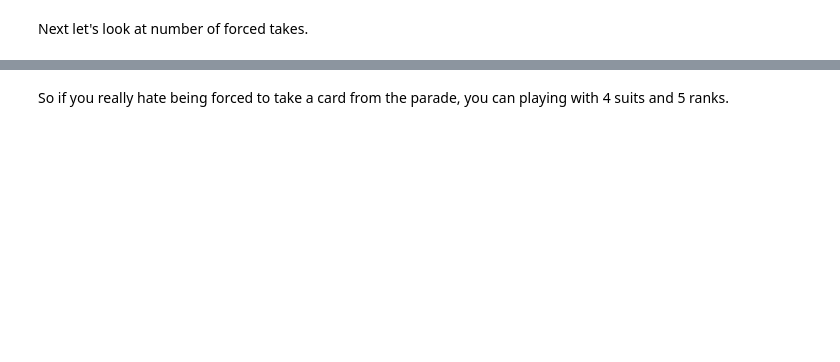
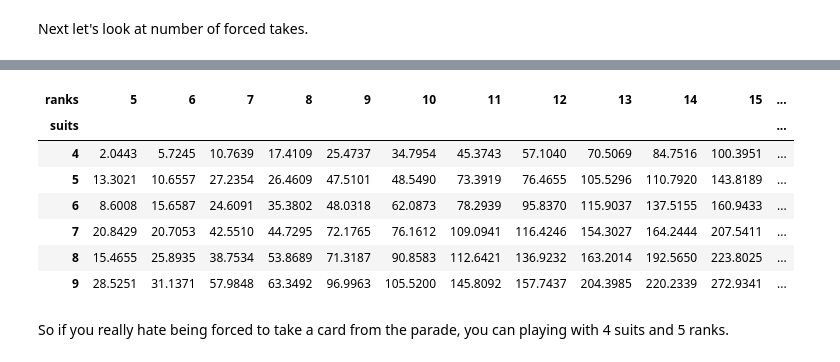
Before and after one commit to 0b01/boardgames, a Jupyter notebook: parade/analysis.ipynb, the cells around one changed output, grey strips where cells are left out. Cells and saved outputs as stored; diff of their text form; code cells hidden in the pictures; blank space fills up the shorter version.

```diff
--- a/parade/analysis.ipynb
+++ b/parade/analysis.ipynb
@@ -140,2 +139,13 @@ pd.pivot_table(df, index="suits", columns="ranks", values='forced take mean', fi
+# %%
+pd.pivot_table(df, index="suits", columns="ranks", values='score mean', fill_value=0)
+# %% [output]
+| ranks | 5 | 6 | 7 | 8 | 9 | 10 | 11 | 12 | 13 | 14 | 15 | ... |
+| suits |  |  |  |  |  |  |  |  |  |  |  | ... |
+| 4 | 2.0443 | 5.7245 | 10.7639 | 17.4109 | 25.4737 | 34.7954 | 45.3743 | 57.1040 | 70.5069 | 84.7516 | 100.3951 | ... |
+| 5 | 13.3021 | 10.6557 | 27.2354 | 26.4609 | 47.5101 | 48.5490 | 73.3919 | 76.4655 | 105.5296 | 110.7920 | 143.8189 | ... |
+| 6 | 8.6008 | 15.6587 | 24.6091 | 35.3802 | 48.0318 | 62.0873 | 78.2939 | 95.8370 | 115.9037 | 137.5155 | 160.9433 | ... |
+| 7 | 20.8429 | 20.7053 | 42.5510 | 44.7295 | 72.1765 | 76.1612 | 109.0941 | 116.4246 | 154.3027 | 164.2444 | 207.5411 | ... |
+| 8 | 15.4655 | 25.8935 | 38.7534 | 53.8689 | 71.3187 | 90.8583 | 112.6421 | 136.9232 | 163.2014 | 192.5650 | 223.8025 | ... |
+| 9 | 28.5251 | 31.1371 | 57.9848 | 63.3492 | 96.9963 | 105.5200 | 145.8092 | 157.7437 | 204.3985 | 220.2339 | 272.9341 | ... |
 # %% [markdown]
 So if you really hate being forced to take a card from the parade, you can playing with 4 suits and 5 ranks.
```
Also changed, not shown: parts of 5 cells of this notebook, 7 other files.
